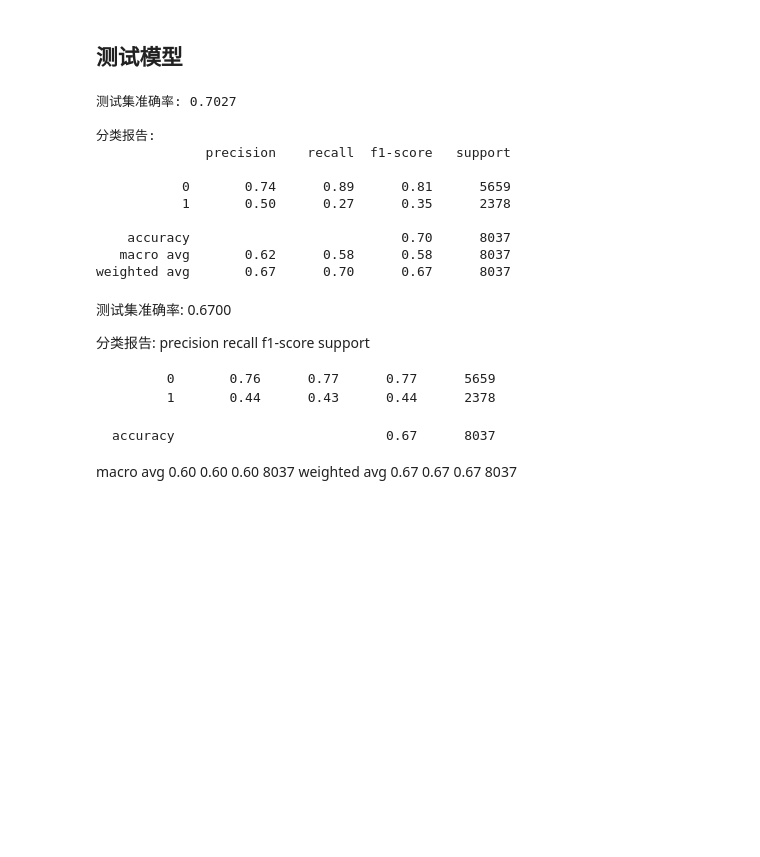
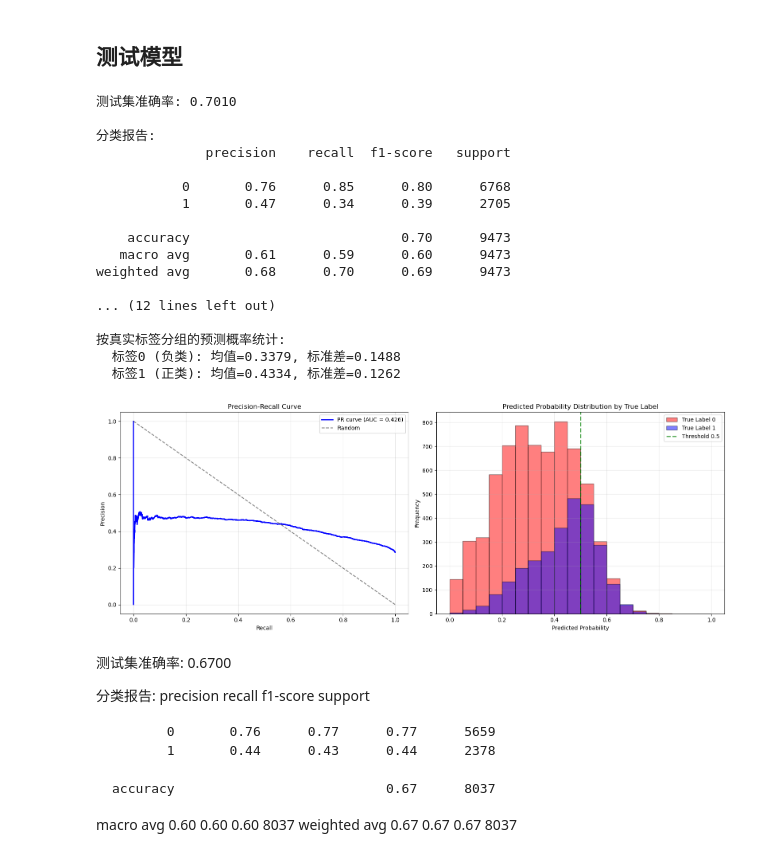
Before and after one commit to artinsophia/Quant-Intern-2026, a Jupyter notebook: delta/demo.ipynb, the cells around one changed output. Drawn from its saved outputs; the diff is of its cells as text; code cells hidden in the pictures; blank space fills up the shorter version.

```diff
--- a/delta/demo.ipynb
+++ b/delta/demo.ipynb
@@ -161,19 +161,26 @@ dtype: float32
 # %% [markdown]
 ## 测试模型
 # %%
-accuracy = evaluate_model(model, X_test, y_test)
+accuracy = evaluate_model(model, X_test, y_test, show_plots=True)
 # %% [output]
-测试集准确率: 0.7027
+测试集准确率: 0.7010
 
 分类报告:
               precision    recall  f1-score   support
 
-           0       0.74      0.89      0.81      5659
-           1       0.50      0.27      0.35      2378
+           0       0.76      0.85      0.80      6768
+           1       0.47      0.34      0.39      2705
 
-    accuracy                           0.70      8037
-   macro avg       0.62      0.58      0.58      8037
-weighted avg       0.67      0.70      0.67      8037
+    accuracy                           0.70      9473
+   macro avg       0.61      0.59      0.60      9473
+weighted avg       0.68      0.70      0.69      9473
+
+... (12 lines left out)
+
+按真实标签分组的预测概率统计:
+  标签0 (负类): 均值=0.3379, 标准差=0.1488
+  标签1 (正类): 均值=0.4334, 标准差=0.1262
+[figure, added]
 # %% [markdown]
 测试集准确率: 0.6700
 
```
Also changed, not shown: parts of 11 cells of this notebook, 19 other files.
